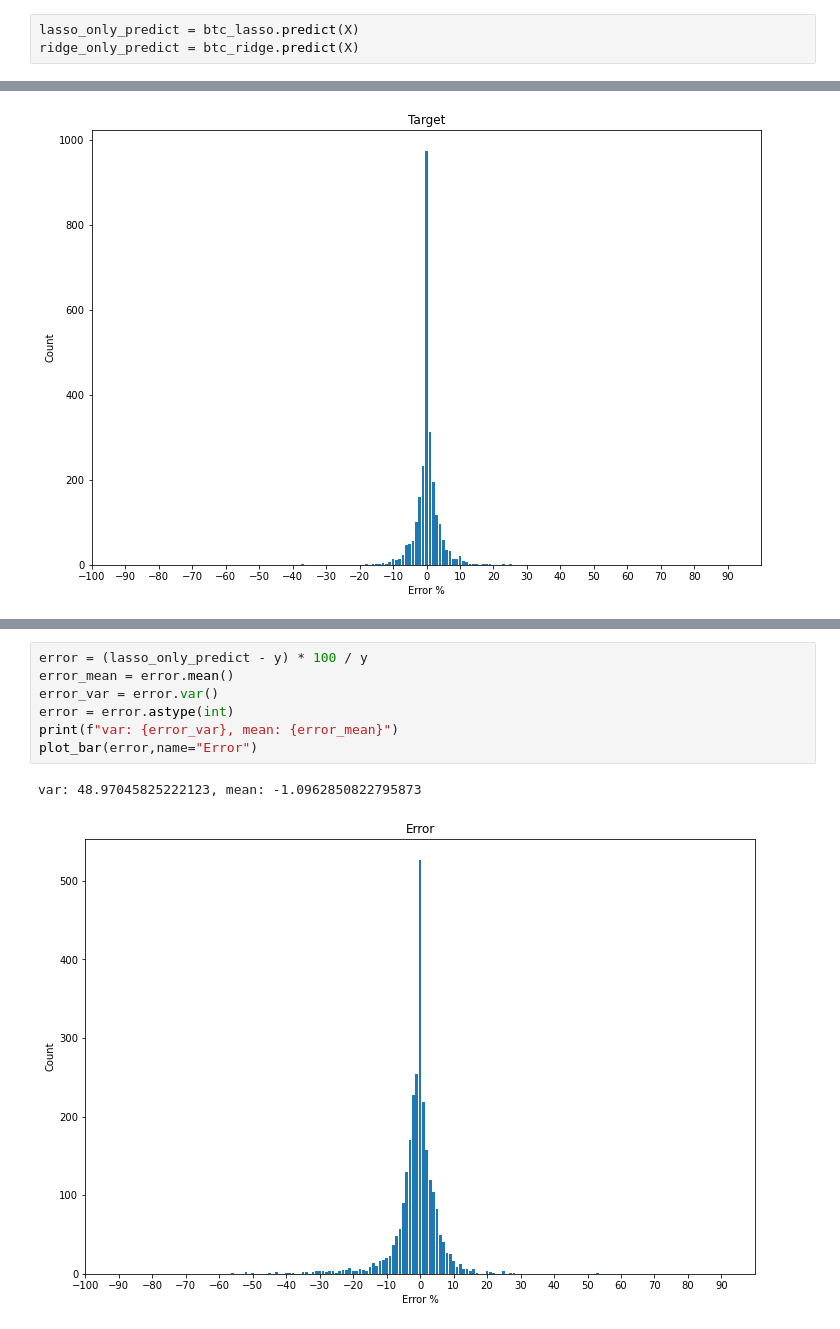
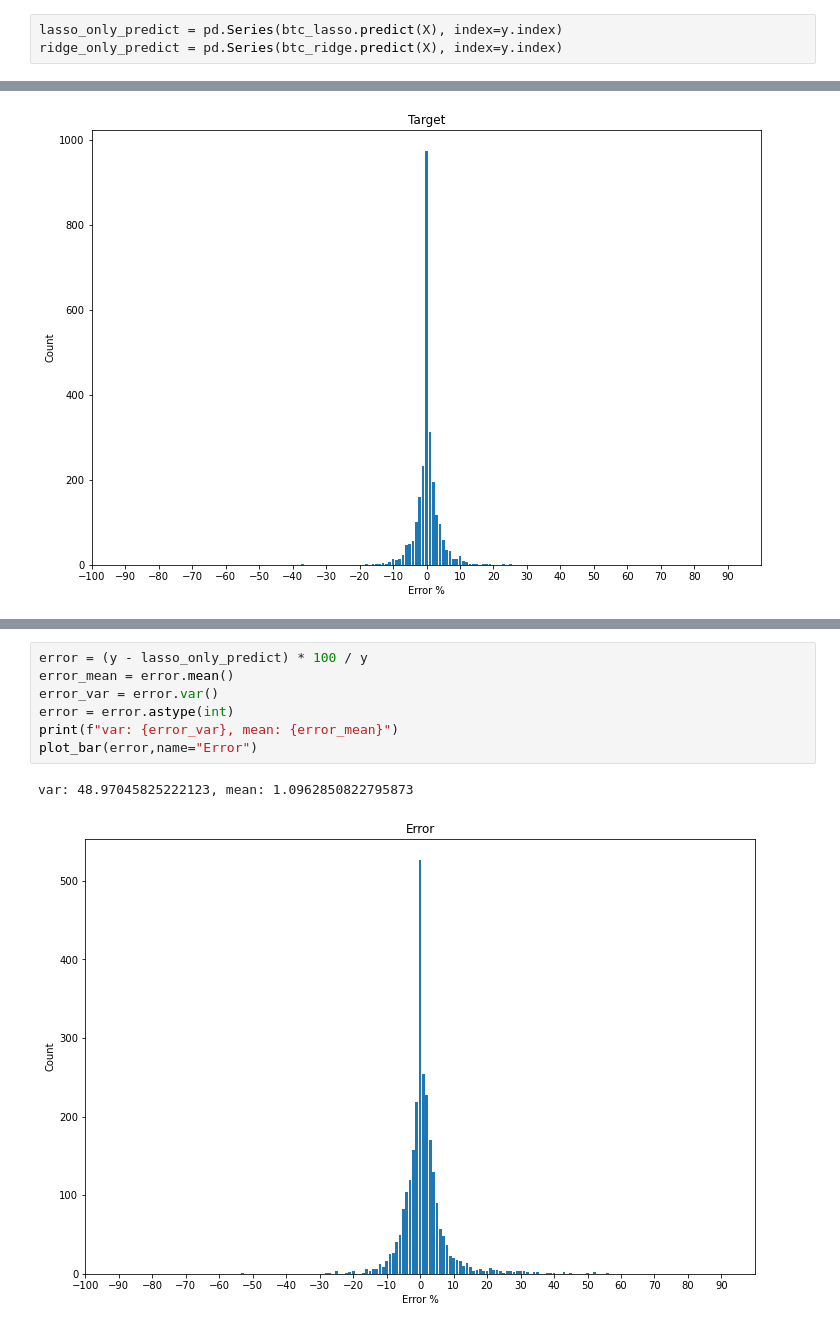
Before and after one commit to Think-JIn99/All-about-Market, a Jupyter notebook: trading/Jeong/machine_trade/model/model_test copy.ipynb, the cells around one changed output, grey strips where cells are left out. Saved outputs shown, nothing was run; the diff lists cells and outputs as text.

```diff
--- a/trading/Jeong/machine_trade/model/model_test copy.ipynb
+++ b/trading/Jeong/machine_trade/model/model_test copy.ipynb
@@ -46,6 +47,6 @@ X
 | 2022-05-07 | 35.278 | -1338.842 | 27908.839 | 12.998 | 60.490 | -1.495 | -243.160 |
 2625 rows × 7 columns
 # %%
-lasso_only_predict = btc_lasso.predict(X)
-ridge_only_predict = btc_ridge.predict(X)
+lasso_only_predict = pd.Series(btc_lasso.predict(X), index=y.index)
+ridge_only_predict = pd.Series(btc_ridge.predict(X), index=y.index)
 # %%
@@ -79,15 +80,15 @@ plot_bar(pred_pct.astype(int), name="Pedict")
 # %% [output]
 [figure]
 # %%
-error = (lasso_only_predict - y) * 100 / y
+error = (y - lasso_only_predict) * 100 / y
 error_mean = error.mean()
 error_var = error.var()
 error = error.astype(int)
 print(f"var: {error_var}, mean: {error_mean}")
 plot_bar(error,name="Error")
 # %% [output]
-var: 48.97045825222123, mean: -1.0962850822795873
+var: 48.97045825222123, mean: 1.0962850822795873
-[figure, old version]
+[figure, new version]
 # %%
 def get_thershold(pred_pct, X):
     for t in range(-5,5):
```
Also changed, not shown: parts of 23 cells of this notebook.
